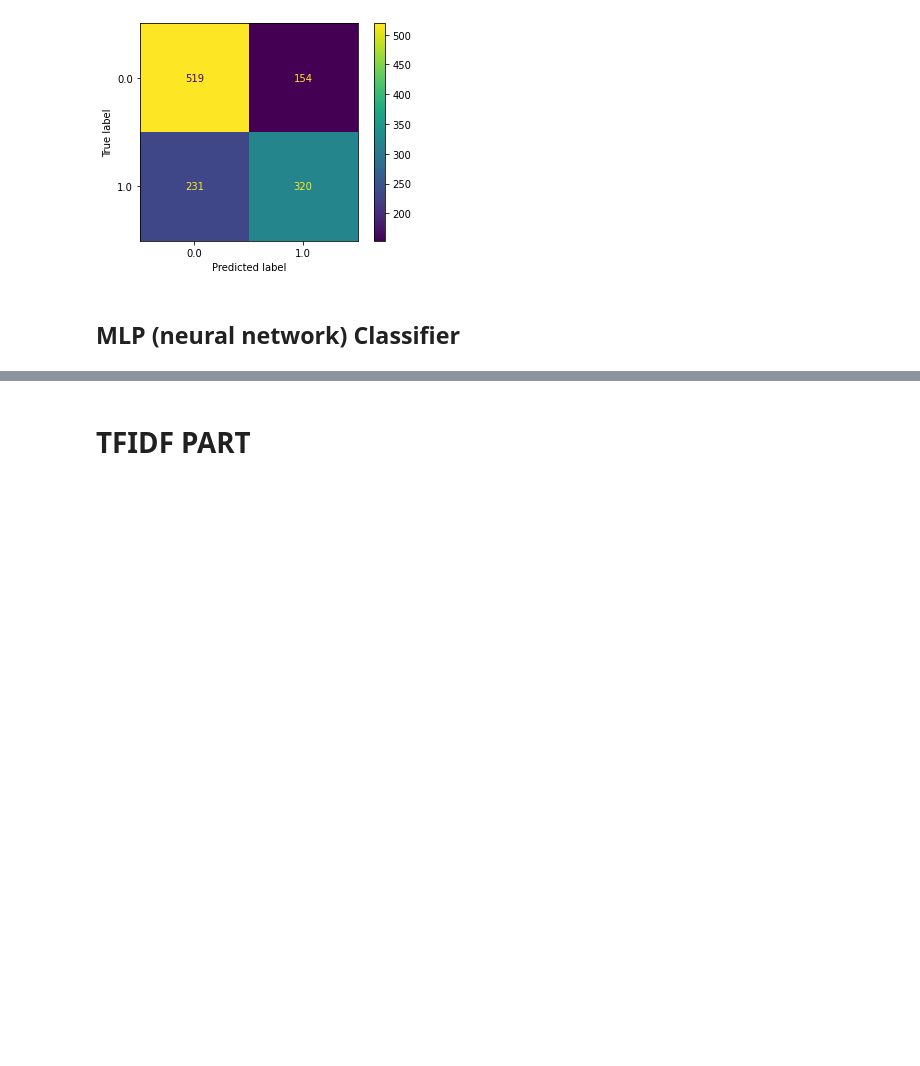
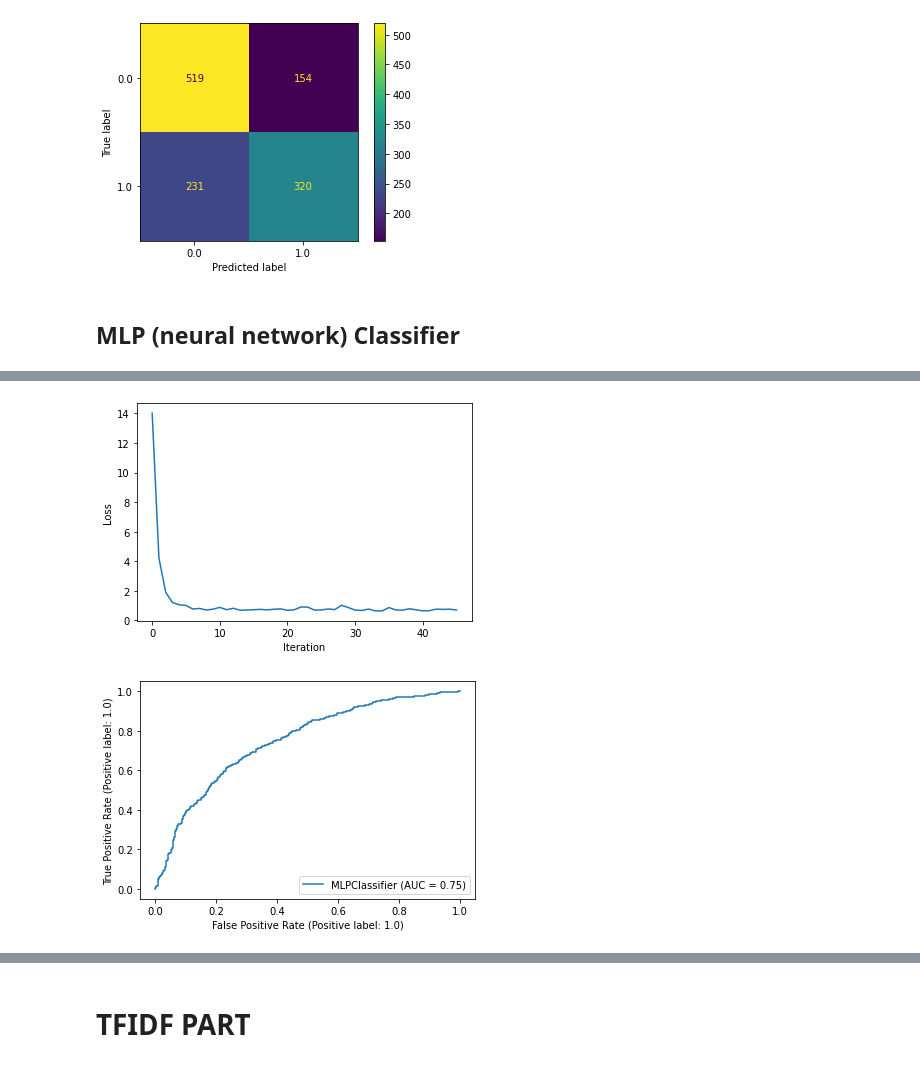
Before and after one commit to ShashiKiranMR/CS-7641-ML-Project, a Jupyter notebook: src/supervised.ipynb, the cells around one changed output, grey strips where cells are left out. Cells and saved outputs as stored; diff of their text form; code cells hidden in the pictures; blank space fills up the shorter version.

Commit message:
adding neural net hyperparam graphs

```diff
--- a/src/supervised.ipynb
+++ b/src/supervised.ipynb
@@ -536,0 +487,78 @@ Test Accuracy:  62.99019607843137
+# %%
+from sklearn.neural_network import MLPClassifier
+
+##hyperparams
+# h_lrs = 12
+acts = 'relu' #'identity', 'logistic', 'tanh'
+solver = 'adam' #'sgd'
+l2_reg = 0.01
+batch_size = 'auto'
+# lr_init = 0.001 #0.001
+lr_type = 'adaptive' #'constant', 'invscaling', 'adaptive'
+early_stopping = False #True
+validation_fraction = 0.05
+
+best_network = None
+best_loss_curve = None
+best_train_accuracy = 0.0
+best_test_accuracy = 0.0
+best_lr_init = 0.0
+best_h_lrs = 0
+test_accuracies = []
+for lr_init in np.arange(0.0001, 0.01001, 0.0001):
+  print(lr_init)
+  for _ in range(4):
+    print(_)
+    mymlp = MLPClassifier(hidden_layer_sizes=(5, ), activation=acts, early_stopping=early_stopping,
+                        validation_fraction=validation_fraction, solver=solver,
+                          learning_rate_init = lr_init, learning_rate=lr_type,
+                          alpha = l2_reg, batch_size=batch_size, max_iter=1000)
+    mymlp = mymlp.fit(X_train, train_label)
+    loss_curve = mymlp.loss_curve_
+    train_preds = mymlp.predict(X_train)
+    test_preds = mymlp.predict(X_test)
+    train_accuracy = accuracy_score(train_preds, train_label)
+    test_accuracy = accuracy_score(test_preds, test_label)
+    test_accuracies.append(test_accuracy)
+    if test_accuracy > best_test_accuracy:
+      best_network = mymlp
+      best_loss_curve = loss_curve
+      best_train_accuracy = train_accuracy
+      best_test_accuracy = test_accuracy
+      best_lr_init = lr_init
+
+h_lrs_test_accuracies = []
+best_h_lrs = 5
+for h_lrs in range(1, 20):
+  for _ in range(4):
+    print(_)
+    mymlp = MLPClassifier(hidden_layer_sizes=(h_lrs, ), activation=acts, early_stopping=early_stopping,
+                        validation_fraction=validation_fraction, solver=solver,
+                          learning_rate_init = best_lr_init, learning_rate=lr_type,
+                          alpha = l2_reg, batch_size=batch_size, max_iter=1000)
+    mymlp = mymlp.fit(X_train, train_label)
+    loss_curve = mymlp.loss_curve_
+    train_preds = mymlp.predict(X_train)
+    test_preds = mymlp.predict(X_test)
+    train_accuracy = accuracy_score(train_preds, train_label)
+    test_accuracy = accuracy_score(test_preds, test_label)
+    h_lrs_test_accuracies.append(test_accuracy)
+    if test_accuracy > best_test_accuracy:
+      best_network = mymlp
+      best_loss_curve = loss_curve
+      best_train_accuracy = train_accuracy
+      best_test_accuracy = test_accuracy
+      best_lr_init = lr_init
+      best_h_lrs = h_lrs
+
+print("Best Train Accuracy (lr_init = %f, h_lrs = %d): " % (best_lr_init, best_h_lrs), 100*best_train_accuracy)
+print("Best Test Accuracy (lr_init = %f, h_lrs = %d): " % (best_lr_init, best_h_lrs), 100*best_test_accuracy)
+plt.plot(best_loss_curve)
+plt.xlabel("Iteration")
+plt.ylabel("Loss")
+
+## visualize
+RocCurveDisplay.from_estimator(best_network, X_test, test_label)
+ConfusionMatrixDisplay.from_estimator(best_network, X_test, test_label)
+plt.show()
+# %% [output]
@@ -536,0 +582,2 @@ Test Accuracy:  62.99019607843137
+[figure, added]
+[figure, added]
```
Also changed, not shown: parts of 14 cells of this notebook.
